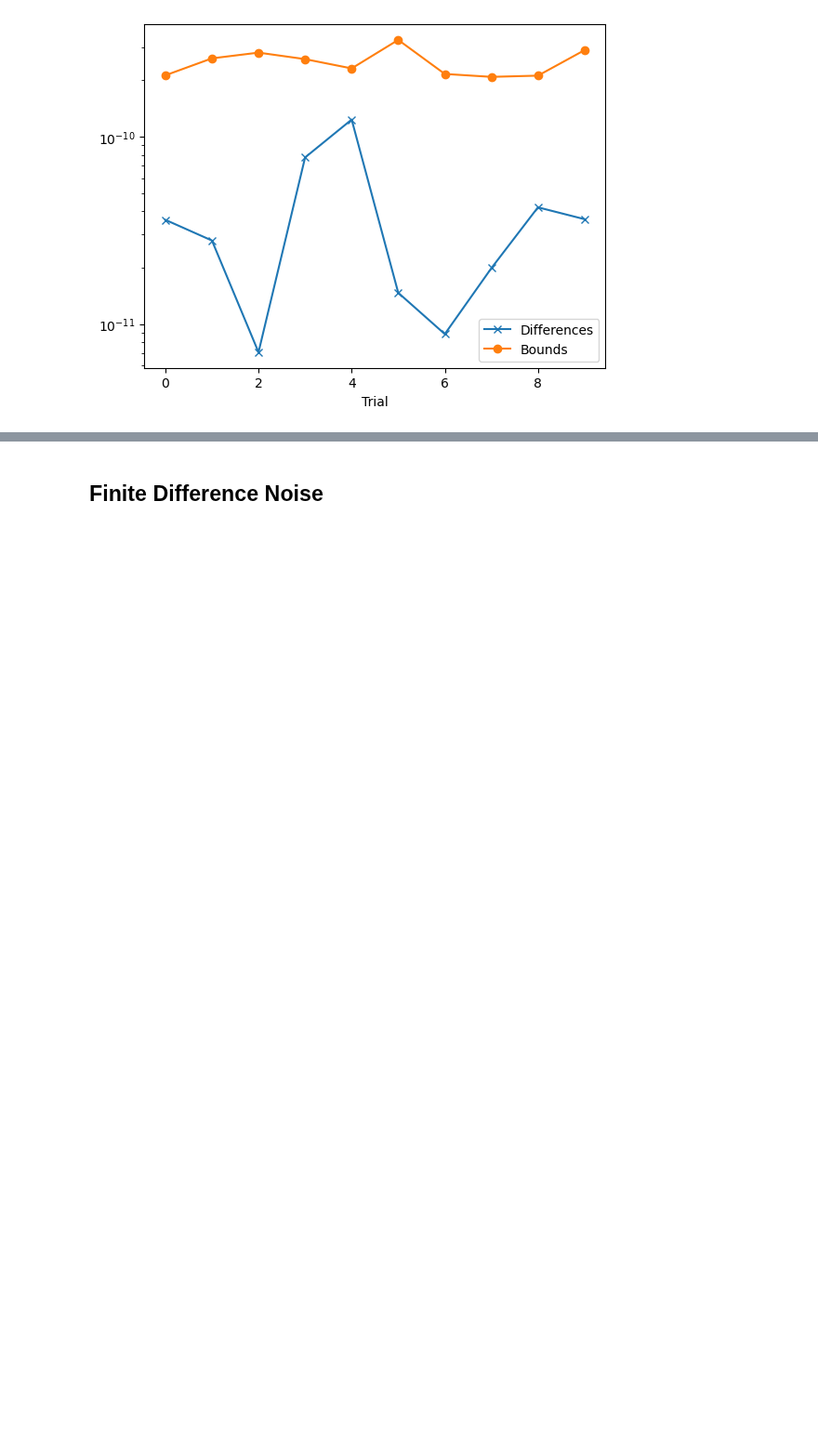
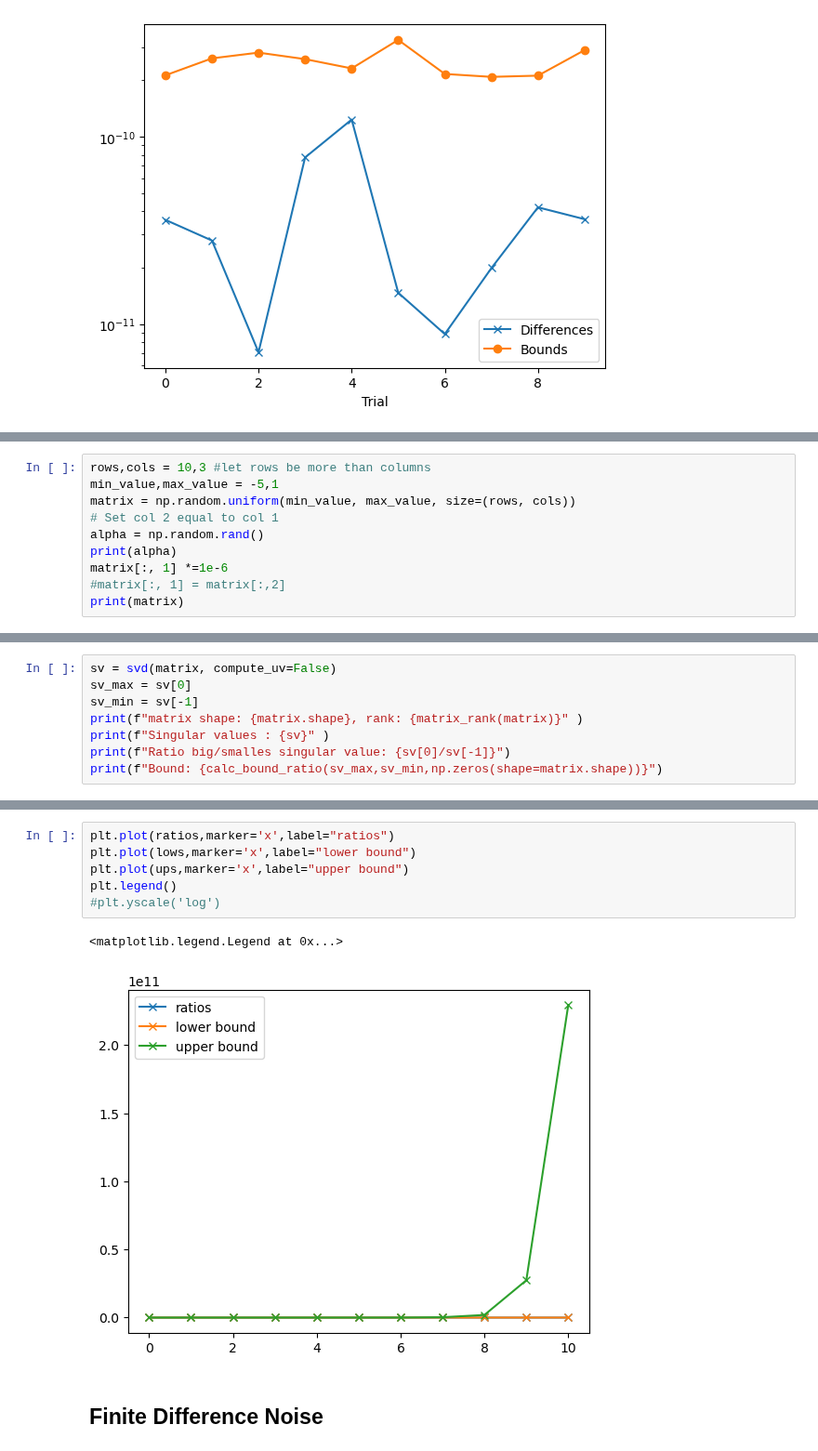
Before and after one commit to HillaryHauger/robust-identifiability-symbolic-recovery, a Jupyter notebook: My Experiments/Robustness Noise SVD.ipynb, the cells around one changed output, grey strips where cells are left out. Shown at 93% size. Drawn from its saved outputs; the diff is of its cells as text; blank space fills up the shorter version.

```diff
--- a/My Experiments/Robustness Noise SVD.ipynb
+++ b/My Experiments/Robustness Noise SVD.ipynb
@@ -234,0 +241,10 @@ plt.legend()
+# %%
+rows,cols = 10,3 #let rows be more than columns
+min_value,max_value = -5,1
+matrix = np.random.uniform(min_value, max_value, size=(rows, cols))
+# Set col 2 equal to col 1
+alpha = np.random.rand()
+print(alpha)
+matrix[:, 1] *=1e-6
+#matrix[:, 1] = matrix[:,2]
+print(matrix)
@@ -234,0 +263,8 @@ plt.legend()
+# %%
+sv = svd(matrix, compute_uv=False)
+sv_max = sv[0]
+sv_min = sv[-1]
+print(f"matrix shape: {matrix.shape}, rank: {matrix_rank(matrix)}" )
+print(f"Singular values : {sv}" )
+print(f"Ratio big/smalles singular value: {sv[0]/sv[-1]}")
+print(f"Bound: {calc_bound_ratio(sv_max,sv_min,np.zeros(shape=matrix.shape))}")
@@ -235,3 +313,12 @@ plt.legend()
+# %%
+plt.plot(ratios,marker='x',label="ratios")
+plt.plot(lows,marker='x',label="lower bound")
+plt.plot(ups,marker='x',label="upper bound")
+plt.legend()
+#plt.yscale('log')
+# %% [output]
+<matplotlib.legend.Legend at 0x...>
+[figure, new version]
 # %% [markdown]
 ## Finite Difference Noise
 # %% [markdown]
```
Also changed, not shown: parts of 30 cells of this notebook.
